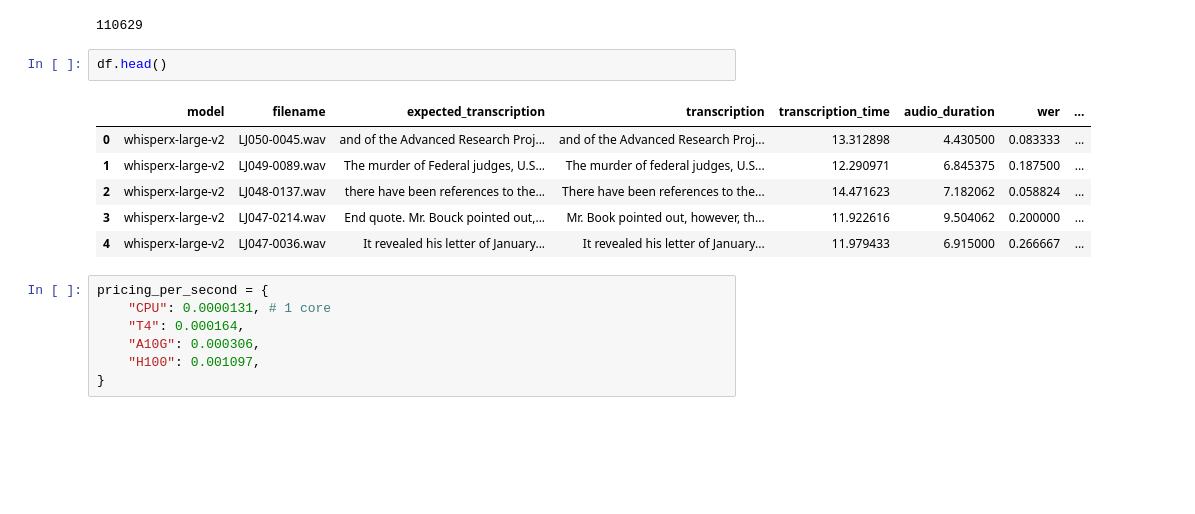
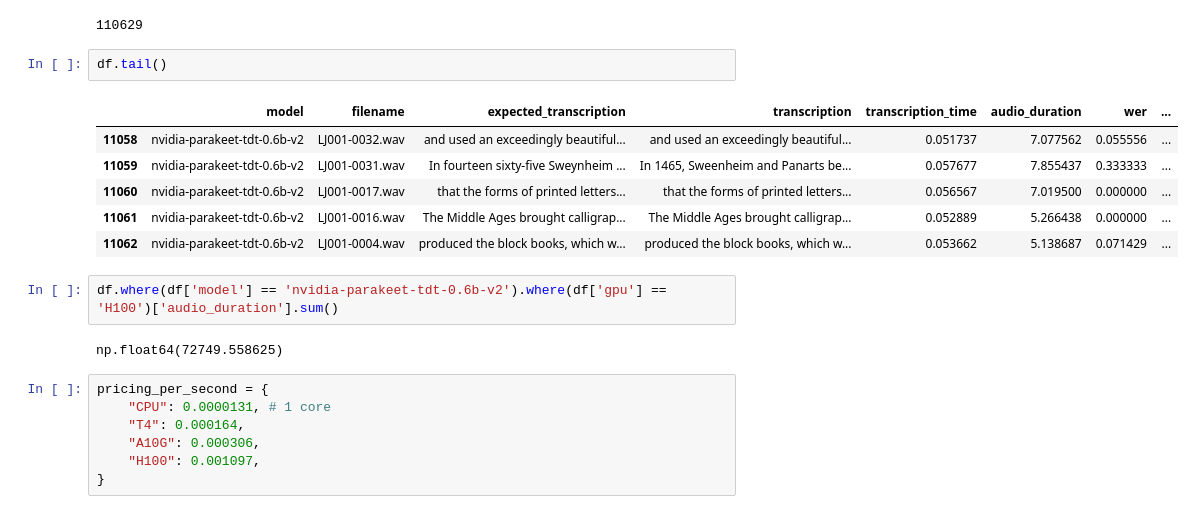
Before and after one commit to modal-labs/audio-transcription-benchmarking, a Jupyter notebook: process_results.ipynb, the cells around one changed output. Cells and saved outputs as stored; diff of their text form; blank space fills up the shorter version.

Commit message:
match hf asr benchmark for parakeet

```diff
--- a/process_results.ipynb
+++ b/process_results.ipynb
@@ -36,14 +38,18 @@ len(df)
 # %% [output]
 110629
 # %%
-df.head()
+df.tail()
 # %% [output]
 |  | model | filename | expected_transcription | transcription | transcription_time | audio_duration | wer | ... |
-| 0 | whisperx-large-v2 | LJ050-0045.wav | and of the Advanced Research Proj... | and of the Advanced Research Proj... | 13.312898 | 4.430500 | 0.083333 | ... |
-| 1 | whisperx-large-v2 | LJ049-0089.wav | The murder of Federal judges, U.S... | The murder of federal judges, U.S... | 12.290971 | 6.845375 | 0.187500 | ... |
-| 2 | whisperx-large-v2 | LJ048-0137.wav | there have been references to the... | There have been references to the... | 14.471623 | 7.182062 | 0.058824 | ... |
-| 3 | whisperx-large-v2 | LJ047-0214.wav | End quote. Mr. Bouck pointed out,... | Mr. Book pointed out, however, th... | 11.922616 | 9.504062 | 0.200000 | ... |
-| 4 | whisperx-large-v2 | LJ047-0036.wav | It revealed his letter of January... | It revealed his letter of January... | 11.979433 | 6.915000 | 0.266667 | ... |
+| 11058 | nvidia-parakeet-tdt-0.6b-v2 | LJ001-0032.wav | and used an exceedingly beautiful... | and used an exceedingly beautiful... | 0.051737 | 7.077562 | 0.055556 | ... |
+| 11059 | nvidia-parakeet-tdt-0.6b-v2 | LJ001-0031.wav | In fourteen sixty-five Sweynheim ... | In 1465, Sweenheim and Panarts be... | 0.057677 | 7.855437 | 0.333333 | ... |
+| 11060 | nvidia-parakeet-tdt-0.6b-v2 | LJ001-0017.wav | that the forms of printed letters... | that the forms of printed letters... | 0.056567 | 7.019500 | 0.000000 | ... |
+| 11061 | nvidia-parakeet-tdt-0.6b-v2 | LJ001-0016.wav | The Middle Ages brought calligrap... | The Middle Ages brought calligrap... | 0.052889 | 5.266438 | 0.000000 | ... |
+| 11062 | nvidia-parakeet-tdt-0.6b-v2 | LJ001-0004.wav | produced the block books, which w... | produced the block books, which w... | 0.053662 | 5.138687 | 0.071429 | ... |
+# %%
+df.where(df['model'] == 'nvidia-parakeet-tdt-0.6b-v2').where(df['gpu'] == 'H100')['audio_duration'].sum()
+# %% [output]
+np.float64(72749.558625)
 # %%
 pricing_per_second = {
     "CPU": 0.0000131, # 1 core
```
Also changed, not shown: parts of 4 cells of this notebook, 3 other files.
